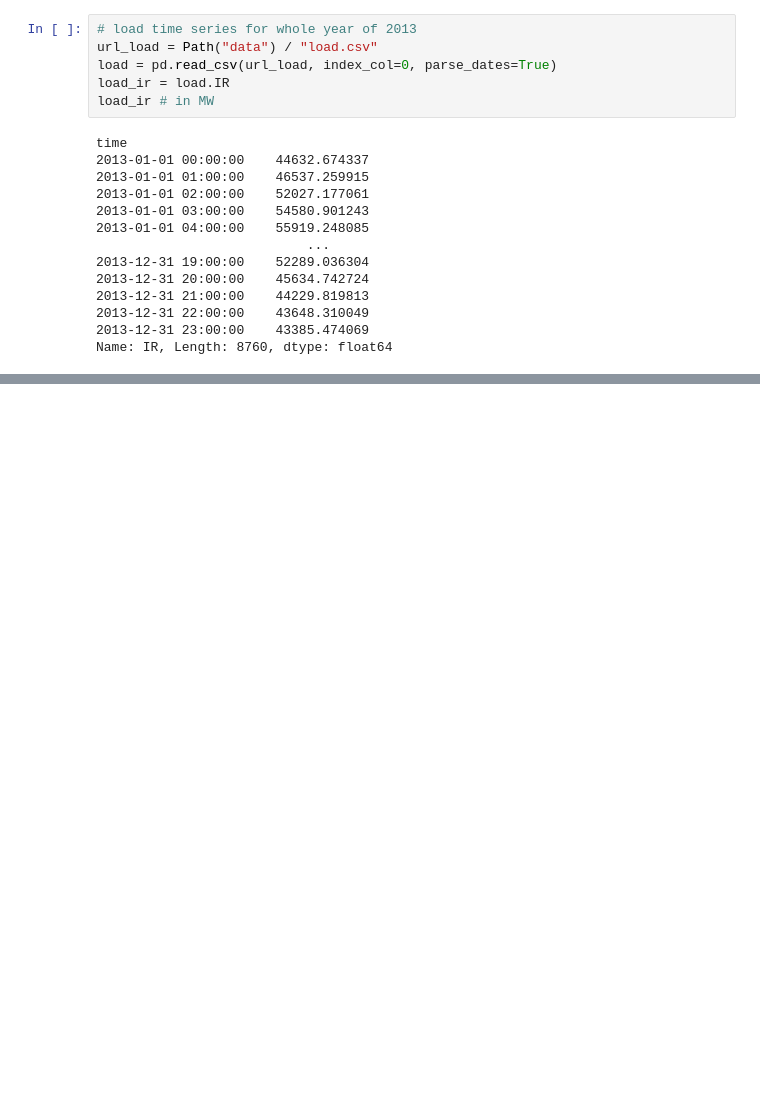
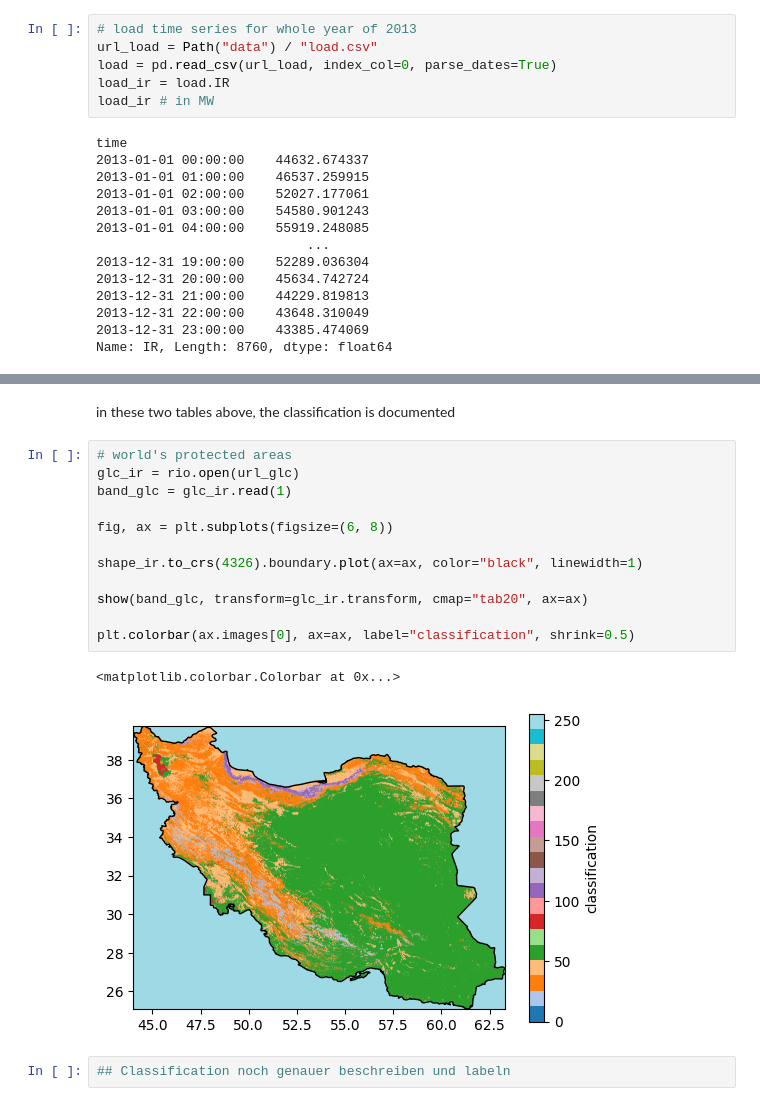
Before and after one commit to morteezzaa/iran-renewable-system-analysis, a Jupyter notebook: model.ipynb, the cells around one changed output, grey strips where cells are left out. Cells and saved outputs as stored; diff of their text form; blank space fills up the shorter version.

```diff
--- a/model.ipynb
+++ b/model.ipynb
@@ -148,0 +193,19 @@ Name: IR, Length: 8760, dtype: float64
+# %% [markdown]
+in these two tables above, the classification is documented
+# %%
+# world's protected areas
+glc_ir = rio.open(url_glc)
+band_glc = glc_ir.read(1)
+
+fig, ax = plt.subplots(figsize=(6, 8))
+
+shape_ir.to_crs(4326).boundary.plot(ax=ax, color="black", linewidth=1)
+
+show(band_glc, transform=glc_ir.transform, cmap="tab20", ax=ax)
+
+plt.colorbar(ax.images[0], ax=ax, label="classification", shrink=0.5)
+# %% [output]
+<matplotlib.colorbar.Colorbar at 0x...>
+[figure, added]
+# %%
+## Classification noch genauer beschreiben und labeln
```
Also changed, not shown: parts of 12 cells of this notebook, 11 other files.
